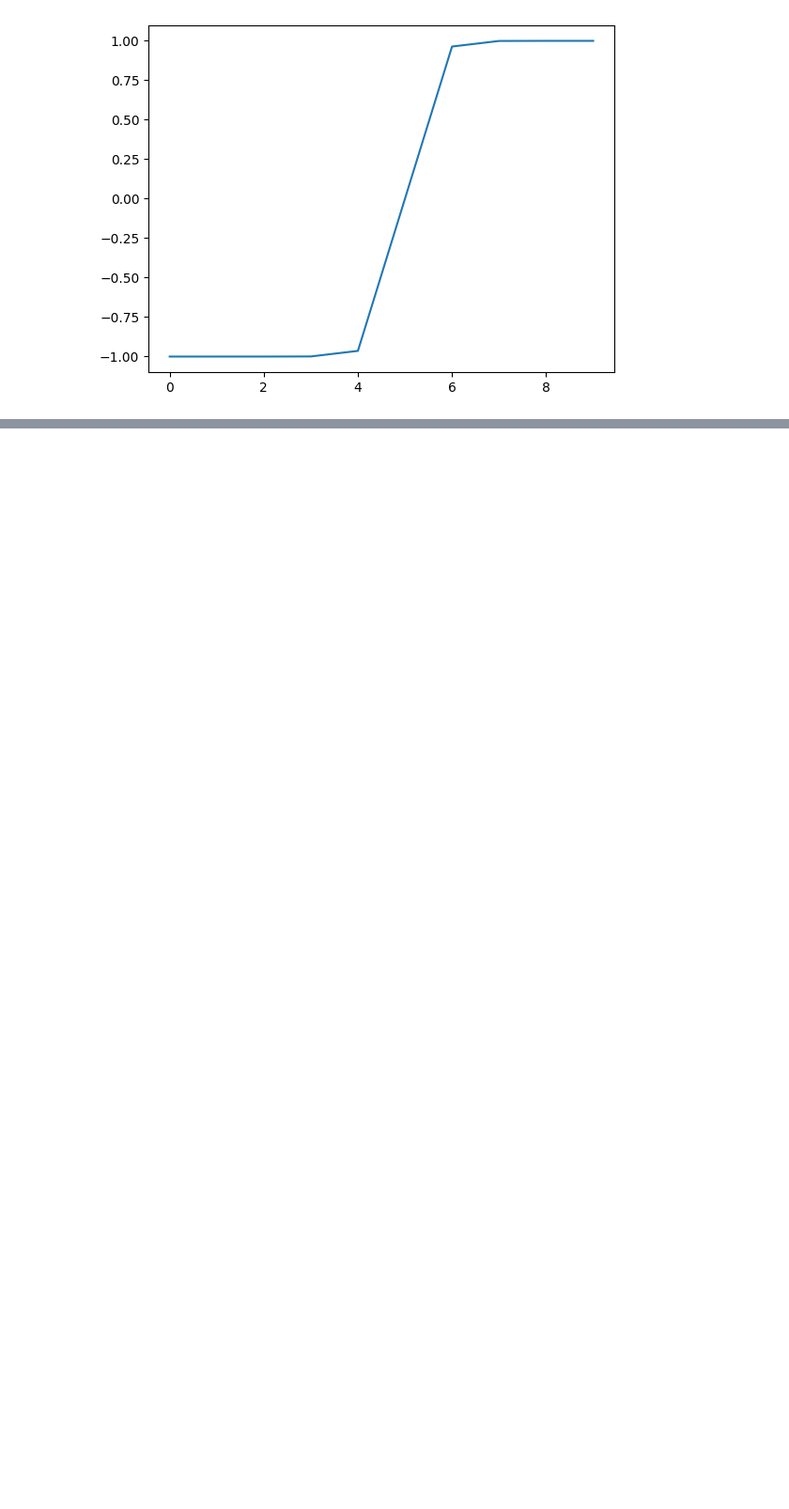
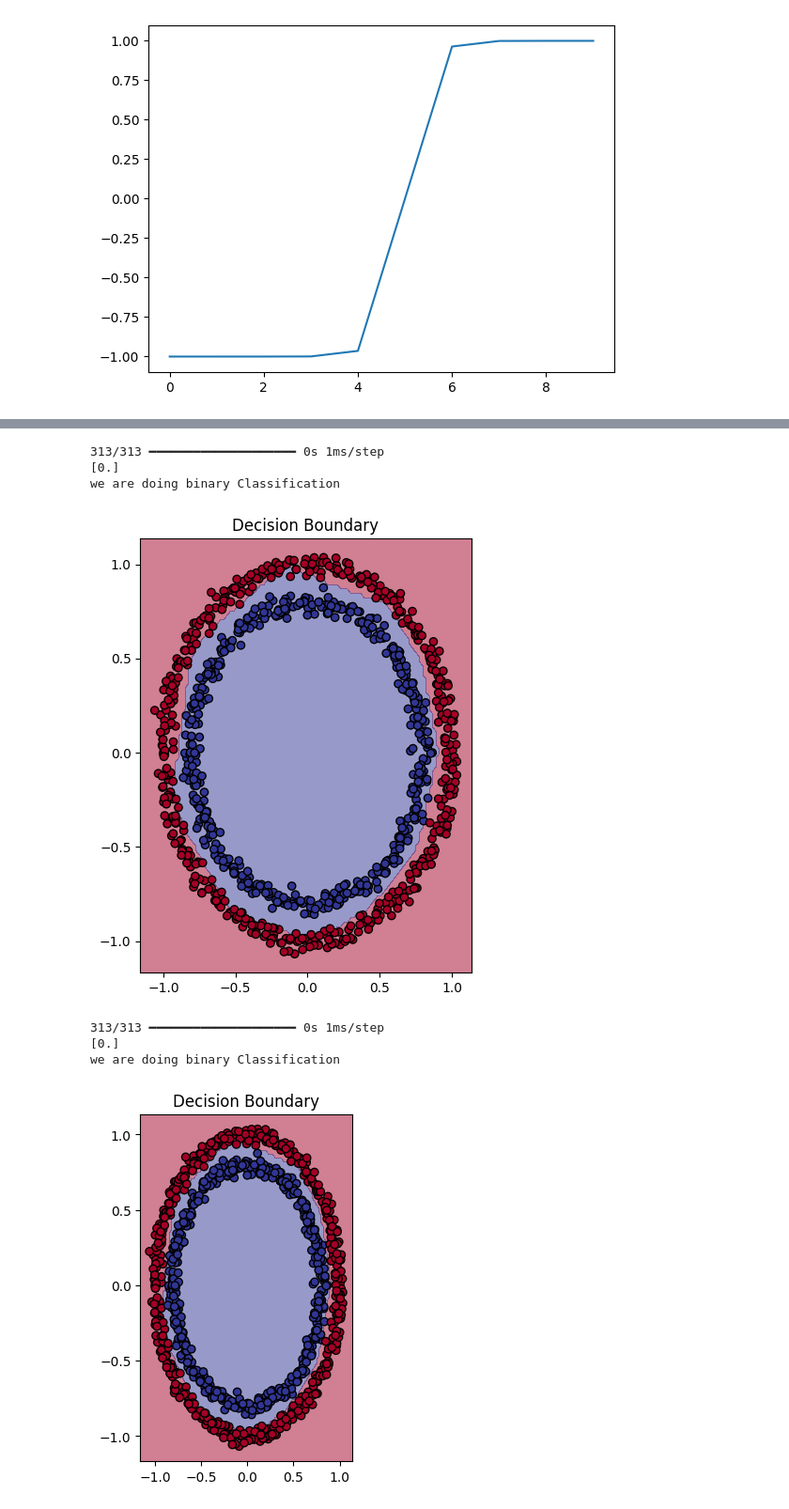
Before and after one commit to Ashwin-2408/Tensor_Flow_Learning, a Jupyter notebook: notebooks/Neural_Network_Classification.ipynb, the cells around one changed output, grey strips where cells are left out. Shown at 94% size. Saved outputs shown, nothing was run; the diff lists cells and outputs as text; code cells hidden in the pictures; blank space fills up the shorter version.

```diff
--- a/notebooks/Neural_Network_Classification.ipynb
+++ b/notebooks/Neural_Network_Classification.ipynb
@@ -320,0 +370,16 @@ plt.show()
+# %%
+import tensorflow as tf
+import numpy as np
+import random
+
+
+tf.random.set_seed(42)
+random.seed(42)
+np.random.seed(42)
+
+
+LR_v1=tf.keras.Sequential([tf.keras.layers.Dense(10,activation="relu"),tf.keras.layers.Dense(10,activation="relu"),tf.keras.layers.Dense(1,activation="sigmoid")])
+
+LR_v1.compile(loss=tf.keras.losses.BinaryCrossentropy,optimizer=tf.keras.optimizers.Adam(learning_rate=0.1),metrics=["accuracy"])
+
+history=LR_v1.fit(X_Train,Y_Train,epochs=100)
@@ -320,0 +404,16 @@ plt.show()
+# %%
+import tensorflow as tf
+import numpy as np
+import random
+
+
+tf.random.set_seed(42)
+random.seed(42)
+np.random.seed(42)
+
+
+LR_v2=tf.keras.Sequential([tf.keras.layers.Dense(10,activation="relu"),tf.keras.layers.Dense(10,activation="relu"),tf.keras.layers.Dense(1,activation="sigmoid")])
+
+LR_v2.compile(loss=tf.keras.losses.BinaryCrossentropy,optimizer=tf.keras.optimizers.Adam(learning_rate=0.1),metrics=["accuracy"])
+
+history=LR_v2.fit(X_Train,Y_Train,epochs=100)
@@ -320,0 +438,21 @@ plt.show()
+# %%
+plt.figure(figsize=(10,6))
+plt.subplot(1,2,1)
+plt.title("Learning Rate 0.1")
+plot_decision_boundary(LR_v1,X,Y)
+
+plt.subplot(1,2,2)
+plt.title("Learning Rate 0.01")
+plot_decision_boundary(LR_v2,X,Y)
+
+
+plt.show()
+# %% [output]
+313/313 ━━━━━━━━━━━━━━━━━━━━ 0s 1ms/step
+[0.]
+we are doing binary Classification
+[figure, added]
+313/313 ━━━━━━━━━━━━━━━━━━━━ 0s 1ms/step
+[0.]
+we are doing binary Classification
+[figure, added]
```
Also changed, not shown: parts of 30 cells of this notebook.
